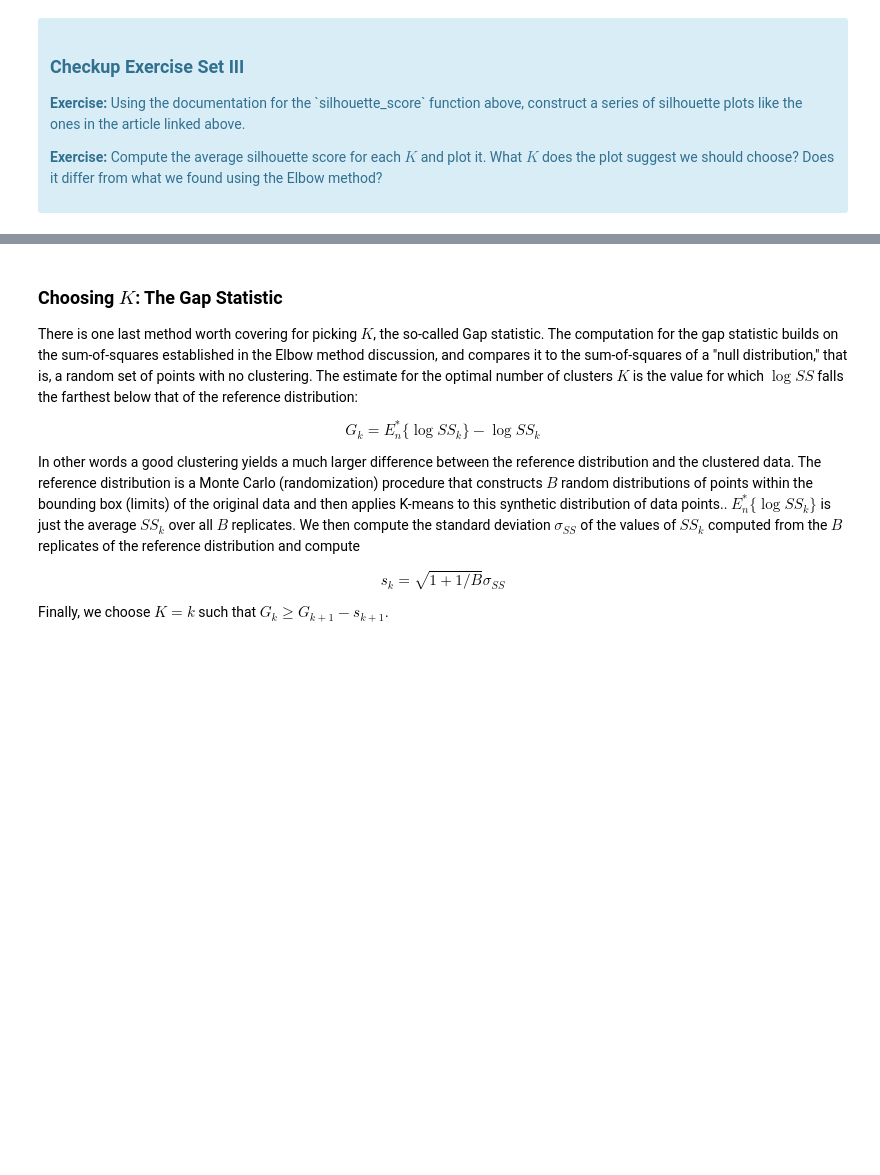
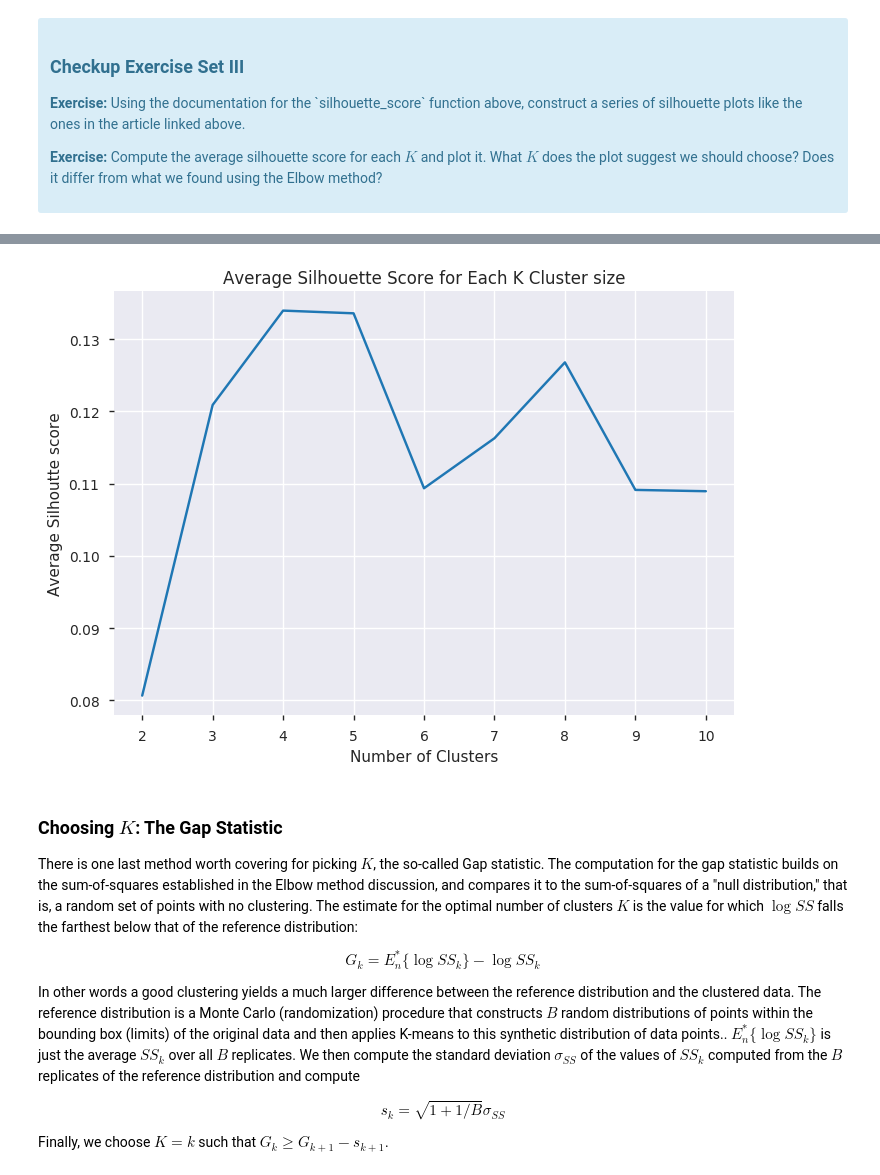
Before and after one commit to amarsinghen/springboard-miniprojects, a Jupyter notebook: mini-project-unit_8_2/Mini_Project_Clustering.ipynb, the cells around one changed output, grey strips where cells are left out. Cells and saved outputs as stored; diff of their text form; code cells hidden in the pictures; blank space fills up the shorter version.

```diff
--- a/mini-project-unit_8_2/Mini_Project_Clustering.ipynb
+++ b/mini-project-unit_8_2/Mini_Project_Clustering.ipynb
@@ -269,6 +270,7 @@ print(__doc__)
 # Generating the sample data from make_blobs
 # This particular setting has one distinct cluster and 3 clusters placed close
 # together.
+average_silhouette_scores_list = list()
 range_n_clusters = [2, 3, 4, 5, 6,7,8,9,10]
 for n_clusters in range_n_clusters:
     # Create a subplot with 1 row and 2 columns
@@ -295,6 +297,7 @@ for n_clusters in range_n_clusters:
     silhouette_avg = silhouette_score(x_cols, cluster_labels)
     print("For n_clusters =", n_clusters,
           "The average silhouette_score is :", silhouette_avg)
+    average_silhouette_scores_list.append(silhouette_avg)
 
     # Compute the silhouette scores for each sample
     sample_silhouette_values = silhouette_samples(x_cols, cluster_labels)
@@ -335,7 +338,6 @@ for n_clusters in range_n_clusters:
     plt.suptitle(("Silhouette analysis for KMeans clustering on sample data "
                   "with n_clusters = %d" % n_clusters),
                  fontsize=14, fontweight='bold')
-
 plt.show()
 # %% [output]
 Automatically created module for IPython interactive environment
@@ -360,3 +362,11 @@ For n_clusters = 10 The average silhouette_score is : 0.116335436698
+# %%
+plt.plot(range_n_clusters,average_silhouette_scores_list)
+plt.title('Average Silhouette Score for Each K Cluster size')
+plt.xlabel('Number of Clusters')
+plt.ylabel('Average Silhoutte score')
+plt.show()
+# %% [output]
+[figure, added]
 # %% [markdown]
 ### Choosing $K$: The Gap Statistic
 
```
Also changed, not shown: parts of 12 cells of this notebook.
